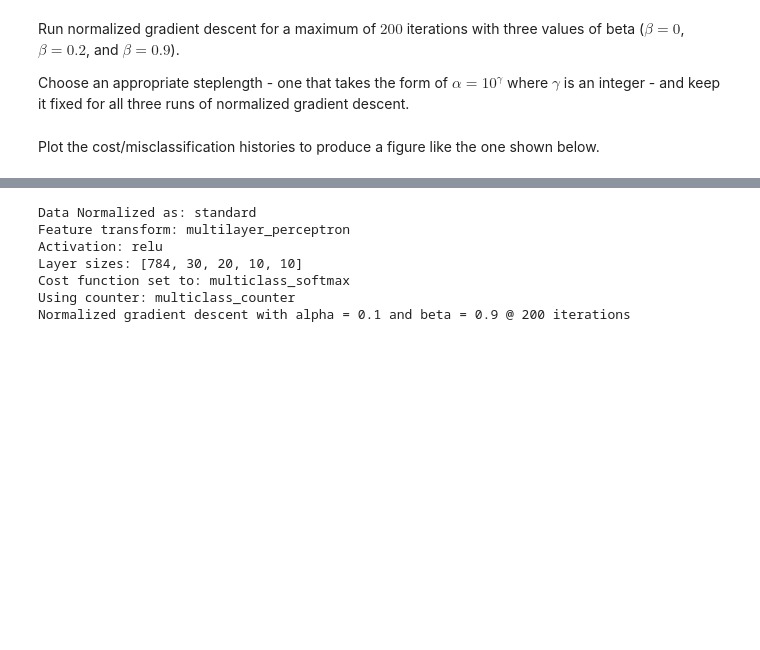
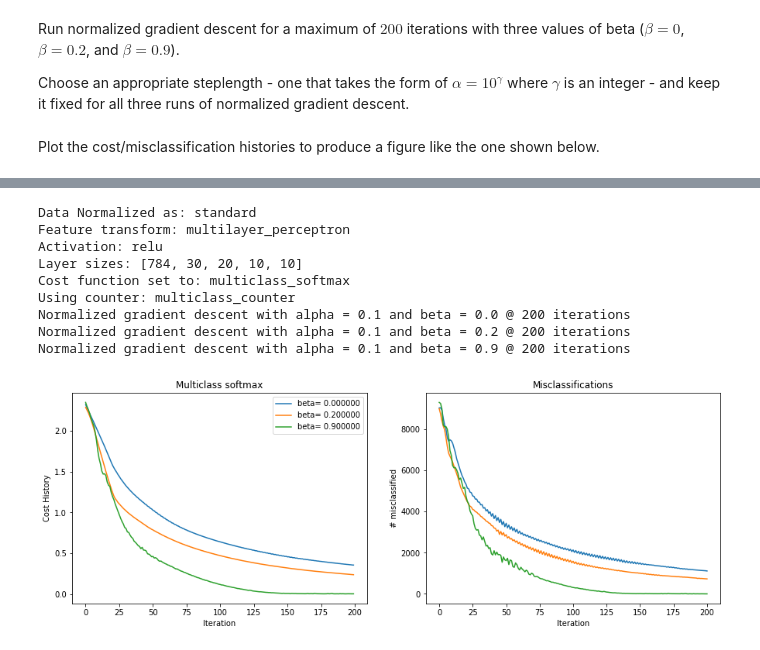
Before and after one commit to aamirhatim/deep_learning, a Jupyter notebook: hw3/DL_hw3_exercise_3.ipynb, the cells around one changed output, grey strips where cells are left out. Cells and saved outputs as stored; diff of their text form; code cells hidden in the pictures; blank space fills up the shorter version.

```diff
--- a/hw3/DL_hw3_exercise_3.ipynb
+++ b/hw3/DL_hw3_exercise_3.ipynb
@@ -67,6 +67,9 @@ Plot the cost/misclassification histories to produce a figure like the one shown
 <figure><img src="images/Ex2.png"></figure>
 # %%
 from dl_lib import deep_learner as DL
+costs = []
+weights = []
+counts = []
 
 learner = DL.Setup(x, y)
 learner.choose_normalizer(name = 'standard')
@@ -75,8 +78,13 @@ M = 10
 layer_sizes = [N, 30, 20, 10, M]
 learner.choose_features(name = 'multilayer_perceptron', layer_sizes = layer_sizes, activation = 'relu', scale = .15)
 learner.choose_cost(name = 'multiclass_softmax')
-learner.optimize(max_its = 200, alpha_choice = 1, version = 'normalized')
-# learner.plot_model()
+beta = [0.0, 0.2, 0.9]
+for i in beta:
+    learner.optimize(max_its = 200, alpha_choice = 1, version = 'normalized', beta = i)
+
+costs.append(learner.costs)
+weights.append(learner.weights)
+counts.append(learner.counts)
 # %% [output]
 Data Normalized as: standard
 Feature transform: multilayer_perceptron
@@ -84,4 +92,29 @@ Activation: relu
 Layer sizes: [784, 30, 20, 10, 10]
 Cost function set to: multiclass_softmax
 Using counter: multiclass_counter
+Normalized gradient descent with alpha = 0.1 and beta = 0.0 @ 200 iterations
+Normalized gradient descent with alpha = 0.1 and beta = 0.2 @ 200 iterations
 Normalized gradient descent with alpha = 0.1 and beta = 0.9 @ 200 iterations
+# %%
+# Plot
+fig = plt.figure(figsize = (15,5))
+gs = gridspec.GridSpec(1, 2)
+ax1 = plt.subplot(gs[0]);
+ax2 = plt.subplot(gs[1]);
+
+fig.set_tight_layout(False)
+for i in range(len(weights[0])):
+    ax1.plot(np.arange(0,len(costs[0][0])),costs[0][i],label='beta= %f' %beta[i])
+    ax2.plot(np.arange(0,len(weights[0][0])),counts[0][i])
+
+ax2.set_title('Misclassifications')
+ax2.set_ylabel('# misclassified')
+ax2.set_xlabel('Iteration')
+ax1.set_title('Multiclass softmax')
+ax1.set_ylabel('Cost History')
+ax1.set_xlabel('Iteration')
+ax1.legend()
+
+plt.show()
+# %% [output]
+[figure, added]
```
Also changed, not shown: parts of 1 cell of this notebook, 3 other files.
